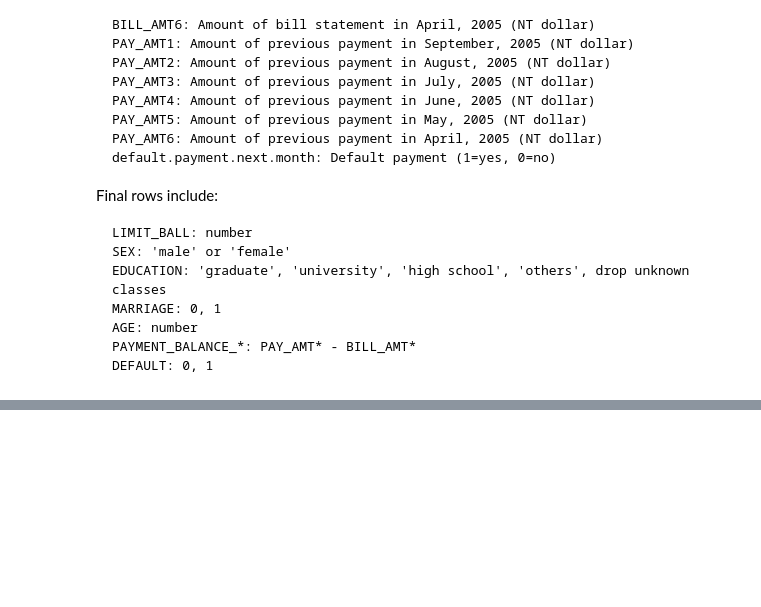
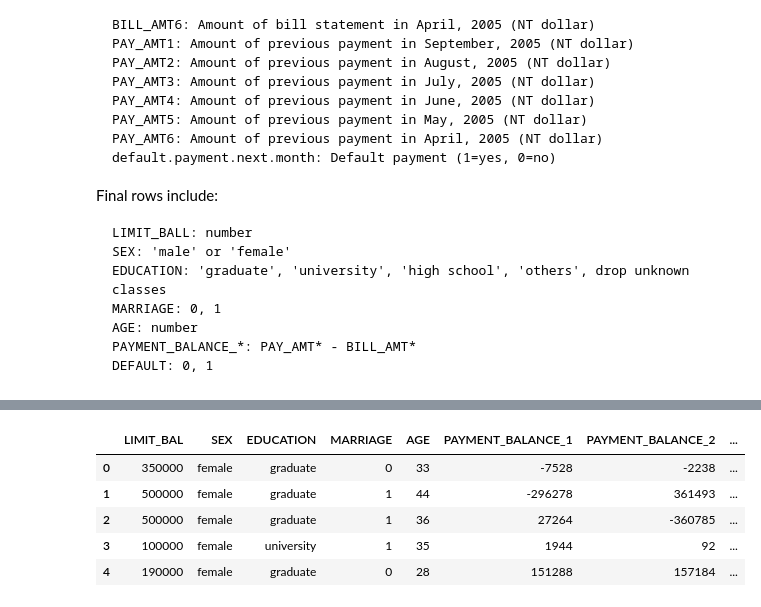
Before and after one commit to sydneycally-inclane-2812/gen-ai-prompt-evaluation, a Jupyter notebook: building-dataset.ipynb, the cells around one changed output, grey strips where cells are left out. Saved outputs shown, nothing was run; the diff lists cells and outputs as text; code cells hidden in the pictures; blank space fills up the shorter version.

```diff
--- a/building-dataset.ipynb
+++ b/building-dataset.ipynb
@@ -178,0 +305,80 @@ array([[<Axes: title={'center': 'LIMIT_BAL'}>,
+# %%
+# Rebalance dataset by stratified sampling from the non-default group,
+# while sampling both classes to the same target size.
+random_state = 42
+target_per_class = 500
+
+default_full = clean_df[clean_df["DEFAULT"] == 1].copy()
+nondefault_df = clean_df[clean_df["DEFAULT"] == 0].copy()
+
+# Sample DEFAULT class directly to target size (or max available).
+n_default = min(target_per_class, len(default_full))
+default_df = default_full.sample(n=n_default, random_state=random_state)
+
+# Sample NON-DEFAULT class with stratification to target size (or max available).
+target_nondefault_n = min(target_per_class, len(nondefault_df))
+
+nondefault_df["AGE_BIN"] = pd.cut(
+    nondefault_df["AGE"],
+    bins=[17, 25, 35, 45, 55, 80],
+    labels=["18-25", "26-35", "36-45", "46-55", "56+"],
+    include_lowest=True
+ )
+strata_cols = ["SEX", "EDUCATION", "MARRIAGE", "AGE_BIN"]
+nondefault_df["STRATA"] = nondefault_df[strata_cols].astype(str).agg("|".join, axis=1)
+
+# Proportional allocation per stratum (largest-remainder adjustment).
+strata_counts = nondefault_df["STRATA"].value_counts()
+weights = strata_counts / strata_counts.sum()
+exact_alloc = weights * target_nondefault_n
+alloc = np.floor(exact_alloc).astype(int)
+
+remaining = target_nondefault_n - alloc.sum()
+if remaining > 0:
+    remainders = (exact_alloc - alloc).sort_values(ascending=False)
+    for s in remainders.index[:remaining]:
+        alloc[s] += 1
+
+alloc = alloc.clip(lower=0, upper=strata_counts)
+deficit = target_nondefault_n - alloc.sum()
+if deficit > 0:
+    capacity = (strata_counts - alloc).sort_values(ascending=False)
+    for s in capacity.index:
+        if deficit == 0:
+            break
+        add = min(deficit, capacity[s])
+        alloc[s] += add
+        deficit -= add
+
+sampled_parts = []
+for s, n in alloc.items():
+    if n > 0:
+        sampled_parts.append(
+            nondefault_df[nondefault_df["STRATA"] == s].sample(n=n, random_state=random_state)
+        )
+
+sampled_nondefault_df = pd.concat(sampled_parts, ignore_index=True)
+sampled_nondefault_df = sampled_nondefault_df.drop(columns=["AGE_BIN", "STRATA"], errors="ignore")
+
+# Final balanced dataset: target_per_class defaults + target_per_class non-defaults (when available).
+balanced_df = pd.concat([default_df, sampled_nondefault_df], ignore_index=True)
+balanced_df = balanced_df.sample(frac=1, random_state=random_state).reset_index(drop=True)
+
+print("Original class counts:")
+print(clean_df["DEFAULT"].value_counts().sort_index())
+print("\nBalanced class counts:")
+print(balanced_df["DEFAULT"].value_counts().sort_index())
+if n_default < target_per_class or target_nondefault_n < target_per_class:
+    print("\nNote: One or both classes had fewer than 5000 rows, so max available rows were used.")
+
+# Quick checks: compare marginal distributions before vs sampled non-default.
+for col in ["SEX", "EDUCATION", "MARRIAGE"]:
+    original_dist = nondefault_df[col].value_counts(normalize=True).sort_index()
+    sampled_dist = sampled_nondefault_df[col].value_counts(normalize=True).sort_index()
+    compare = pd.concat([original_dist, sampled_dist], axis=1)
+    compare.columns = ["original_nondefault", "sampled_nondefault"]
+    print(f"\nDistribution check for {col}:")
+    print(compare.fillna(0).round(4))
+
+balanced_df.head()
+# %% [output]
@@ -178,0 +402,6 @@ array([[<Axes: title={'center': 'LIMIT_BAL'}>,
+|  | LIMIT_BAL | SEX | EDUCATION | MARRIAGE | AGE | PAYMENT_BALANCE_1 | PAYMENT_BALANCE_2 | ... |
+| 0 | 350000 | female | graduate | 0 | 33 | -7528 | -2238 | ... |
+| 1 | 500000 | female | graduate | 1 | 44 | -296278 | 361493 | ... |
+| 2 | 500000 | female | graduate | 1 | 36 | 27264 | -360785 | ... |
+| 3 | 100000 | female | university | 1 | 35 | 1944 | 92 | ... |
+| 4 | 190000 | female | graduate | 0 | 28 | 151288 | 157184 | ... |
```
Also changed, not shown: parts of 17 cells of this notebook, 2 other files.
